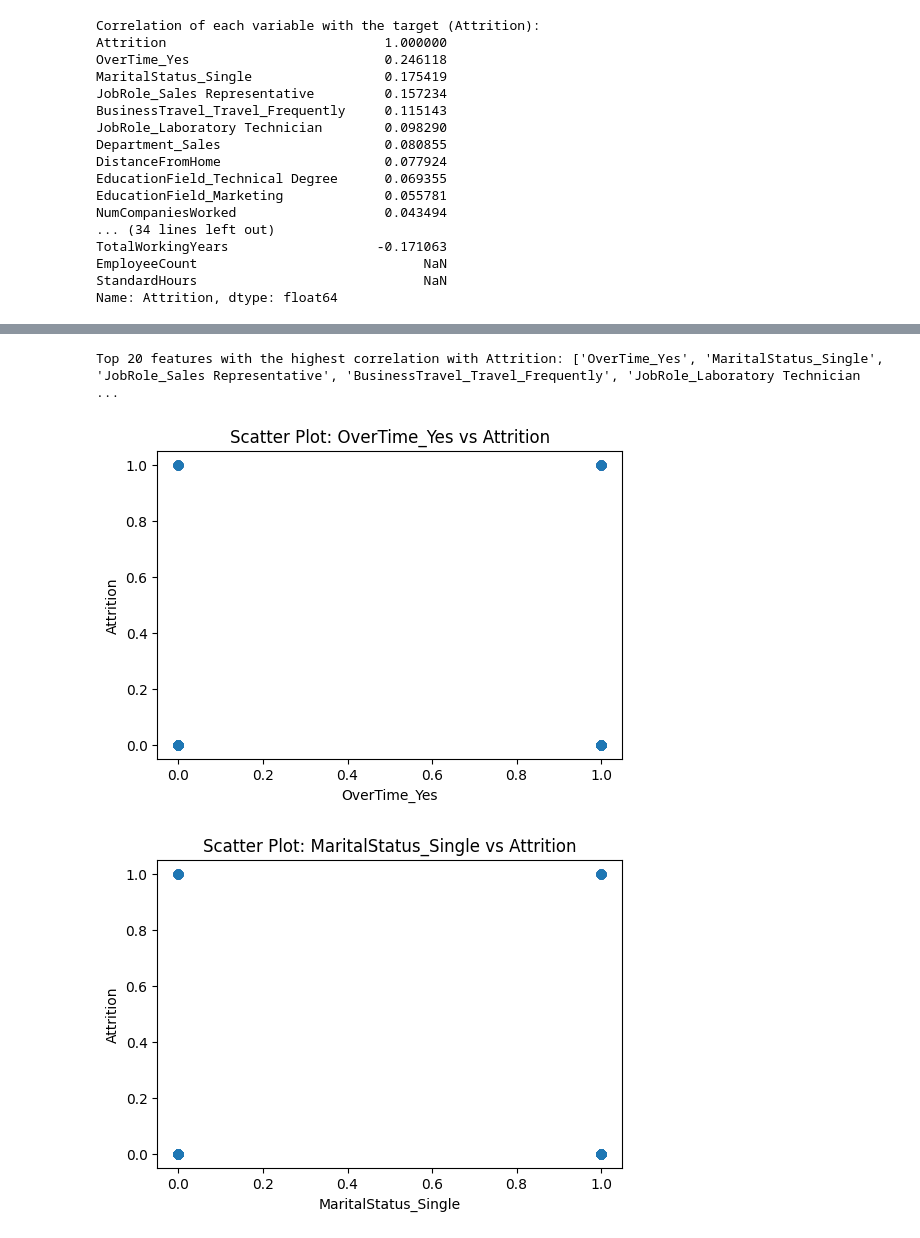
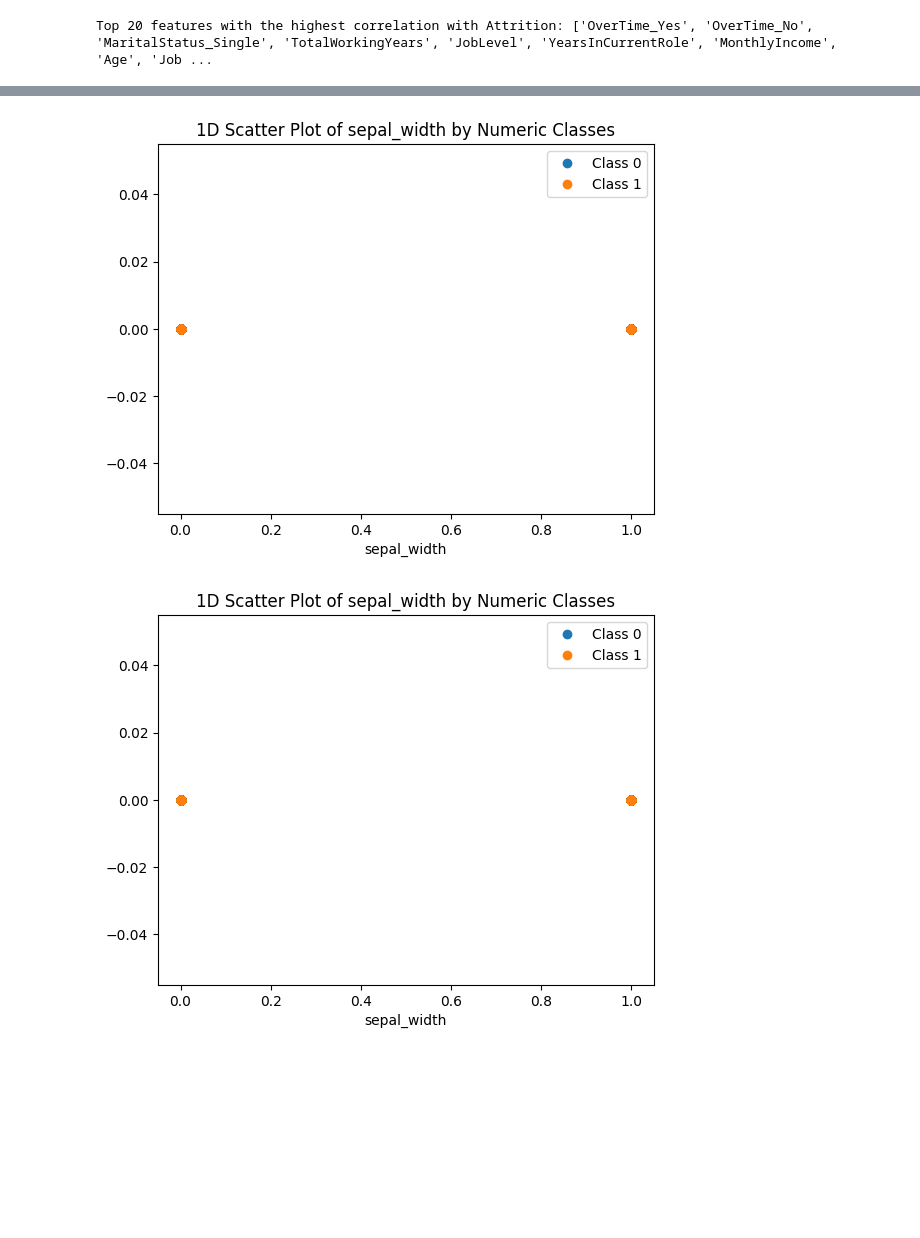
Before and after one commit to saimon7g/CSE-472-Machine-Learning, a Jupyter notebook: offline1/test.ipynb, the cells around one changed output, grey strips where cells are left out. Cells and saved outputs as stored; diff of their text form; code cells hidden in the pictures; blank space fills up the shorter version.

```diff
--- a/offline1/test.ipynb
+++ b/offline1/test.ipynb
@@ -198,0 +137,16 @@ First few rows with Standard Scaling:
+# %%
+# scale the Features
+
+# scaler = StandardScaler()
+# scaled_x = scaler.fit_transform(X)
+
+scaler = MinMaxScaler()
+scaled_x = scaler.fit_transform(X)
+
+X = pd.DataFrame(scaled_x, columns=X.columns)
+
+df = pd.concat([X, pd.DataFrame(y, columns=[target_column])], axis=1)
+
+
+# Display the first 5 rows of the scaled Features
+print(X.head(5))
@@ -200,44 +172,24 @@ First few rows with Standard Scaling:
 # Perform correlation analysis
 correlation_matrix = df.corr()
 
-# Show correlation with the target variable ('Attrition')
-correlation_with_target = correlation_matrix['Attrition'].sort_values(ascending=False)
-print("Correlation of each variable with the target (Attrition):")
-print(correlation_with_target)
+# Show correlation with the target variable which is the last column
+correlation_with_target = correlation_matrix.iloc[-1].sort_values(ascending=False)
+# print(f"\nCorrelation with the target variable (Attrition):\n{correlation_with_target}")
 
-# Visualize the correlation matrix
-plt.figure(figsize=(12, 8))
-sns.heatmap(correlation_matrix, annot=True, fmt='.2f', cmap='coolwarm')
-plt.title('Correlation Matrix')
-plt.show()
-
-# Select the top 20 features with the highest correlation with the target
-top_20_features = correlation_with_target.index[1:21]  # Exclude 'Attrition' itself
+# pick best 20 features with absolute correlation
+top_20_features = correlation_with_target.abs().sort_values(ascending=False).index[1:21]
 print(f"\nTop 20 features with the highest correlation with Attrition: {list(top_20_features)}")
 
-# 1D Scatter Plots for top 20 features
+class_0 = df.loc[df["Attrition"] == 0]
+class_1 = df.loc[df["Attrition"] == 1]
+
 for feature in top_20_features:
-    plt.figure(figsize=(6, 4))
-    plt.scatter(df[feature], df['Attrition'], alpha=0.5)
-    plt.title(f'Scatter Plot: {feature} vs Attrition')
-    plt.xlabel(feature)
-    plt.ylabel('Attrition')
+
+    plt.plot(class_0[feature], np.zeros_like(class_0[feature]), 'o', label='Class 0')
+    plt.plot(class_1[feature], np.zeros_like(class_1[feature]), 'o', label='Class 1')
+    plt.legend()
+    plt.xlabel('sepal_width')
+    plt.title('1D Scatter Plot of sepal_width by Numeric Classes')
     plt.show()
 # %% [output]
-Correlation of each variable with the target (Attrition):
-Attrition                            1.000000
-OverTime_Yes                         0.246118
-MaritalStatus_Single                 0.175419
-JobRole_Sales Representative         0.157234
-BusinessTravel_Travel_Frequently     0.115143
-JobRole_Laboratory Technician        0.098290
-Department_Sales                     0.080855
-DistanceFromHome                     0.077924
-EducationField_Technical Degree      0.069355
-EducationField_Marketing             0.055781
-NumCompaniesWorked                   0.043494
-... (34 lines left out)
-TotalWorkingYears                   -0.171063
-EmployeeCount                             NaN
-StandardHours                             NaN
-Name: Attrition, dtype: float64
+Top 20 features with the highest correlation with Attrition: ['OverTime_Yes', 'OverTime_No', 'MaritalStatus_Single', 'TotalWorkingYears', 'JobLevel', 'YearsInCurrentRole', 'MonthlyIncome', 'Age', 'Job ...
@@ -245,3 +197,2 @@ Name: Attrition, dtype: float64
-Top 20 features with the highest correlation with Attrition: ['OverTime_Yes', 'MaritalStatus_Single', 'JobRole_Sales Representative', 'BusinessTravel_Travel_Frequently', 'JobRole_Laboratory Technician ...
-[figure, old version]
+[figure, new version]
-[figure, old version]
+[figure, new version]
```
Also changed, not shown: parts of 11 cells of this notebook, 6 other files.
